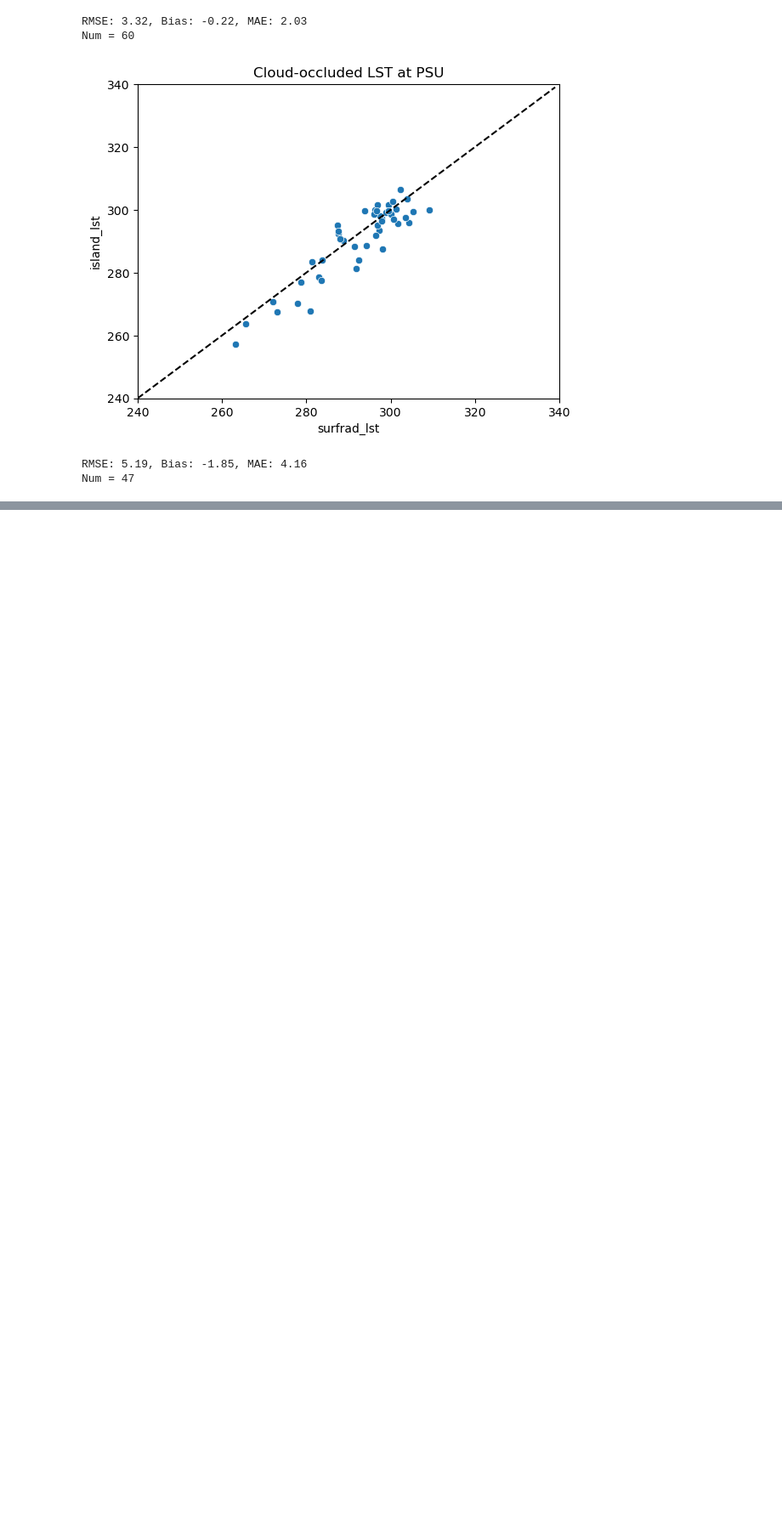
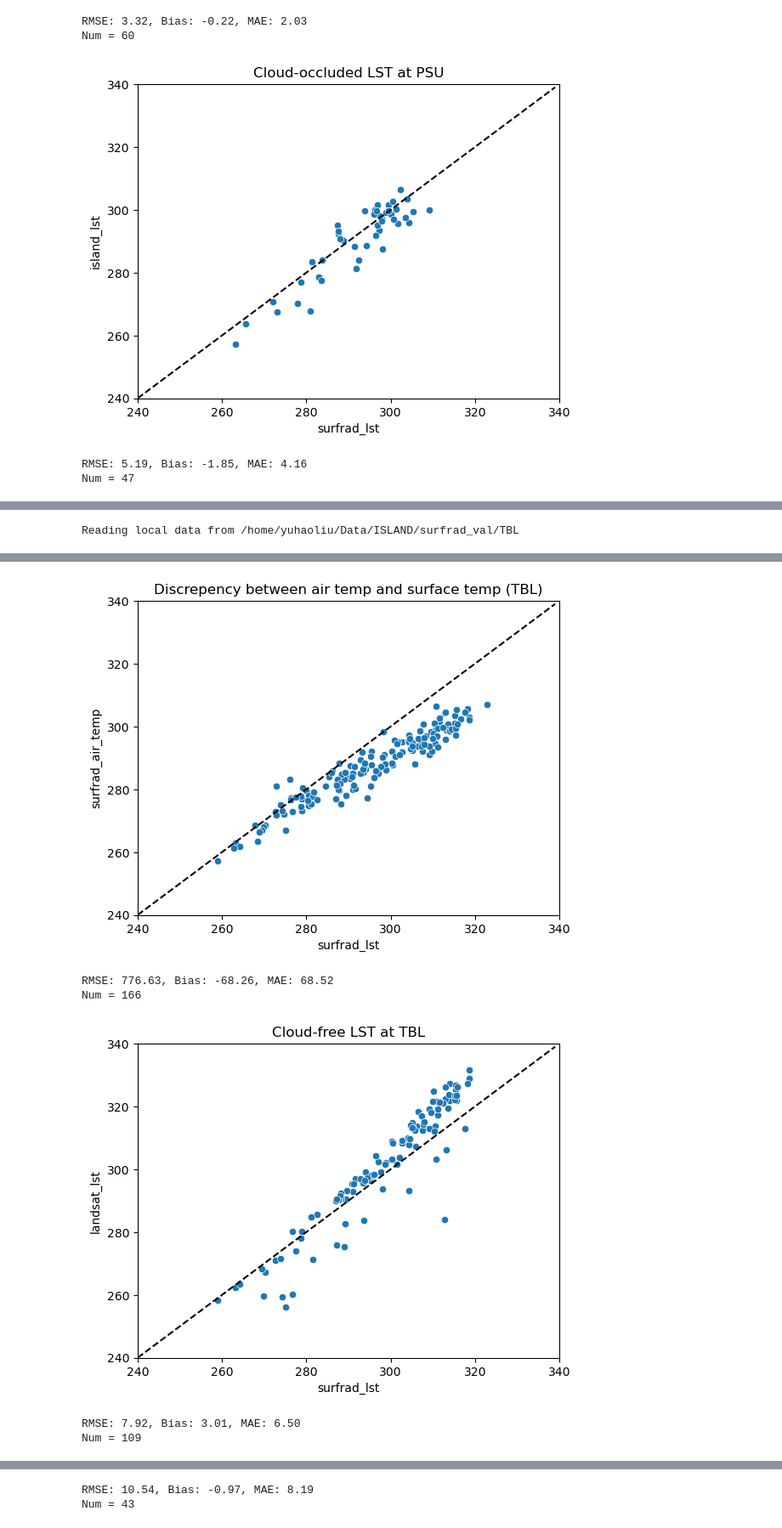
Before and after one commit to Way-Yuhao/ISLAND, a Jupyter notebook: jupyter/15 - SURFRAD eval.ipynb, the cells around one changed output, grey strips where cells are left out. Shown at 85% size. Saved outputs shown, nothing was run; the diff lists cells and outputs as text; code cells hidden in the pictures; blank space fills up the shorter version.

```diff
--- a/jupyter/15 - SURFRAD eval.ipynb
+++ b/jupyter/15 - SURFRAD eval.ipynb
@@ -181,0 +267,11 @@ Num = 47
+# %%
+station_id = 'TBL'
+start_date = '20130411'
+end_date = '20201231'
+region_dir = f'/home/yuhaoliu/Data/ISLAND/surfrad_val/{station_id}'
+df = load_datapoints(station_id, start_date, end_date, region_dir, use_emis_from='cheng')
+plot_regression(df, 'surfrad_lst', 'surfrad_air_temp', 'all', f'Discrepency between air temp and surface temp ({station_id})')
+plot_regression(df, 'surfrad_lst', 'landsat_lst', 'clear', f'Cloud-free LST at {station_id}')
+plot_regression(df, 'surfrad_lst', 'island_lst', 'cloudy', f'Cloud-occluded LST at {station_id}')
+# %% [output]
+Reading local data from /home/yuhaoliu/Data/ISLAND/surfrad_val/TBL
@@ -181,0 +281,6 @@ Num = 47
+[figure, added]
+RMSE: 776.63, Bias: -68.26, MAE: 68.52
+Num = 166
+[figure, added]
+RMSE: 7.92, Bias: 3.01, MAE: 6.50
+Num = 109
@@ -181,0 +288,2 @@ Num = 47
+RMSE: 10.54, Bias: -0.97, MAE: 8.19
+Num = 43
```
Also changed, not shown: parts of 35 cells of this notebook, 7 other files.
